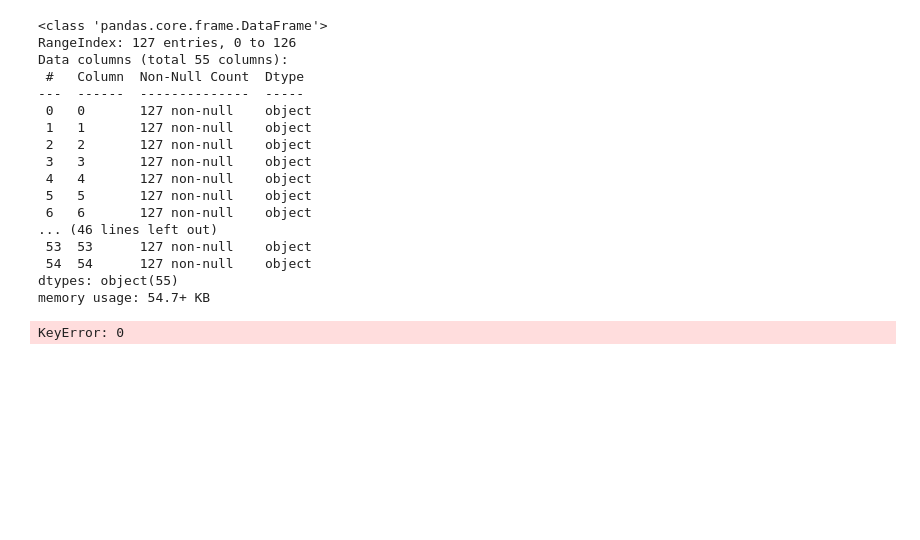
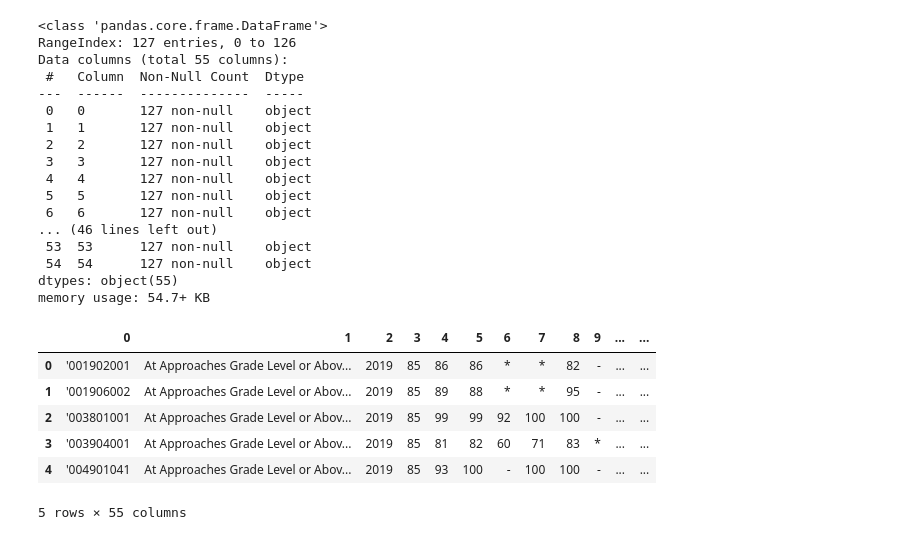
Before and after one commit to rakhira/algebra-I-STAAR-scores-predictor, a Jupyter notebook: TEA_parsing.ipynb, the cells around one changed output. Cells and saved outputs as stored; diff of their text form; code cells hidden in the pictures; blank space fills up the shorter version.

```diff
--- a/TEA_parsing.ipynb
+++ b/TEA_parsing.ipynb
@@ -844,8 +847,16 @@ memory usage: 54.7+ KB
 
 for i in range(len(staar_df.columns)):
 #     staff_df[i] = staff_df[i].replace(to_replace = ' ', value='', regex=True)
-    staff_df[i] = staff_df[i].replace(to_replace = '%', value='', regex=True)
-    staff_df[1] = staff_df[1].replace(to_replace = str("End of Course Algebra I\n"), value="", regex=True)
+    staar_df[i] = staar_df[i].replace(to_replace = '%', value='', regex=True)
+    staar_df[1] = staar_df[1].replace(to_replace = str("End of Course Algebra I\n"), value="", regex=True)
-# %% [output]
-KeyError: 0
+# %%
+staar_df.head()
+# %% [output]
+|  | 0 | 1 | 2 | 3 | 4 | 5 | 6 | 7 | 8 | 9 | ... | ... |
+| 0 | '001902001 | At Approaches Grade Level or Abov... | 2019 | 85 | 86 | 86 | * | * | 82 | - | ... | ... |
+| 1 | '001906002 | At Approaches Grade Level or Abov... | 2019 | 85 | 89 | 88 | * | * | 95 | - | ... | ... |
+| 2 | '003801001 | At Approaches Grade Level or Abov... | 2019 | 85 | 99 | 99 | 92 | 100 | 100 | - | ... | ... |
+| 3 | '003904001 | At Approaches Grade Level or Abov... | 2019 | 85 | 81 | 82 | 60 | 71 | 83 | * | ... | ... |
+| 4 | '004901041 | At Approaches Grade Level or Abov... | 2019 | 85 | 93 | 100 | - | 100 | 100 | - | ... | ... |
+5 rows × 55 columns
 # %%
```
Also changed, not shown: parts of 25 cells of this notebook, 1 other file.
